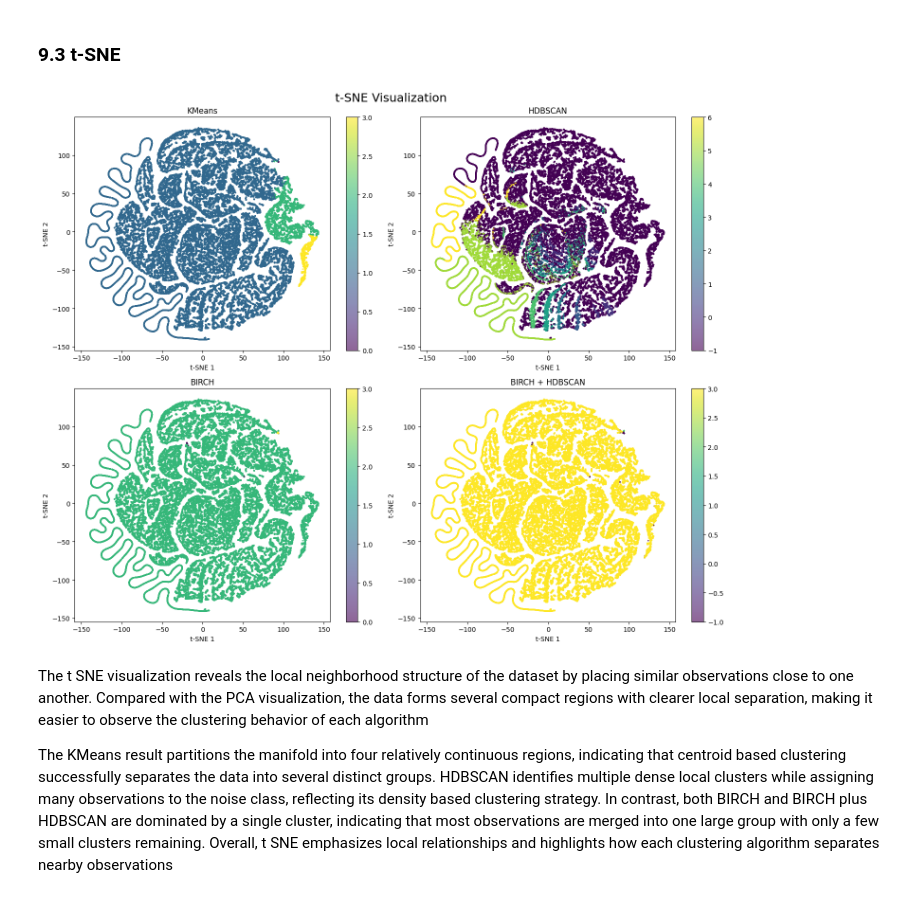
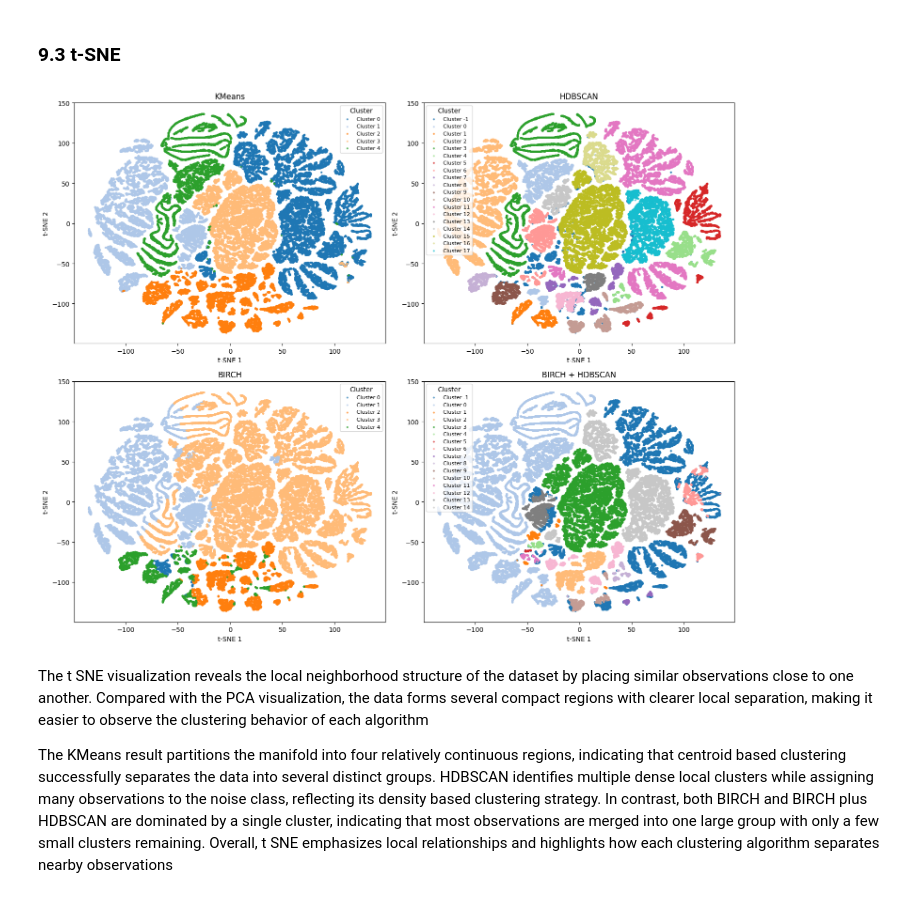
Before and after one commit to helenfebriyanto/data-mining, a Jupyter notebook: phase_2/phase_2.ipynb, the cells around one changed output. Drawn from its saved outputs; the diff is of its cells as text; code cells hidden in the pictures.

```diff
--- a/phase_2/phase_2.ipynb
+++ b/phase_2/phase_2.ipynb
@@ -168,7 +161,7 @@ Both the Elbow Method and the Approximate Silhouette Score indicate that K = 4 i
 # %% [markdown]
 # 4. KMeans Clustering
 # %%
-kmeans = KMeans(n_clusters=4, init='k-means++', random_state=42, n_init=10)
+kmeans = KMeans(n_clusters=5, init='k-means++', random_state=42, n_init=10)
 df_clean['cluster_kmeans'] = kmeans.fit_predict(X_clean)
 # df_sample['cluster_kmeans'] = df_clean.loc[df_sample.index, 'cluster_kmeans']
 # %% [markdown]
@@ -209,8 +202,7 @@ for t, frac in fractions.items():
 
 sample_indices = np.array(sample_indices)
 
-X_reduced = X_reduced.astype(np.float32)
-X_reduced_sample = X_reduced[sample_indices]
+X_clean_sample = X_clean.loc[sample_indices]
 
 # HDBSCAN
 hdbscan_cpu = hdbscan.HDBSCAN(
@@ -220,14 +212,14 @@ hdbscan_cpu = hdbscan.HDBSCAN(
     core_dist_n_jobs=-1,
     cluster_selection_method="eom"
 )
-hdbscan_cpu.fit(X_reduced_sample)
+hdbscan_cpu.fit(X_clean_sample)
 
 # Approximate Predict
 batch_size = 500000
 all_labels = []
 
-for i in range(0, len(X_reduced), batch_size):
-    X_batch = X_reduced[i:i+batch_size]
+for i in range(0, len(X_clean), batch_size):
+    X_batch = X_clean[i:i+batch_size]
 
     batch_labels, _ = hdbscan.approximate_predict(
         hdbscan_cpu,
@@ -246,7 +238,7 @@ print(f"Outlier count from HDBSCAN (label -1): {outlier_count:,}")
 del (
     transaction_type,
     sample_indices,
-    X_reduced_sample,
+    X_clean_sample,
     hdbscan_cpu,
     all_labels,
     X_batch,
@@ -379,7 +365,7 @@ As the threshold increases, the number of generated subclusters decreases, resul
 from sklearn.cluster import Birch
 
 birch = Birch(
-    threshold=4,
+    threshold=0.3,
     branching_factor=50,
     n_clusters=None
 )
@@ -398,7 +384,7 @@ from sklearn.cluster import MiniBatchKMeans
 subcluster_centers = birch.subcluster_centers_
 
 mbk = MiniBatchKMeans(
-    n_clusters=4,
+    n_clusters=5,
     random_state=42,
     batch_size=512
 )
@@ -816,45 +898,52 @@ from sklearn.manifold import TSNE
 # t-SNE
 tsne = TSNE(
     n_components=2,
     perplexity=30,
     learning_rate="auto",
     init="pca",
     random_state=42
 )
 
 X_tsne = tsne.fit_transform(X_sample)
 
 # Plot
 cluster_dict = {
     "KMeans": df_clean.loc[sample_idx, "cluster_kmeans"],
     "HDBSCAN": df_clean.loc[sample_idx, "cluster_hdbscan"],
     "BIRCH": df_clean.loc[sample_idx, "cluster_birch"],
     "BIRCH + HDBSCAN": df_clean.loc[sample_idx, "cluster_birch_hdbscan"],
 }
 
-fig, axes = plt.subplots(2, 2, figsize=(15, 12))
+fig, axes = plt.subplots(2,2, figsize=(15,12))
 
 for ax, (title, labels) in zip(axes.ravel(), cluster_dict.items()):
 
-    sc = ax.scatter(
-        X_tsne[:,0],
-        X_tsne[:,1],
-        c=labels,
-        cmap="viridis",
-        s=2,
-        alpha=0.6
-    )
+    labels = np.array(labels)
+    unique_labels = np.sort(np.unique(labels))
+
+    cmap = plt.get_cmap("tab20")
+
+    for i, cid in enumerate(unique_labels):
+        mask = labels == cid
+
+        ax.scatter(
+            X_tsne[mask,0],
+            X_tsne[mask,1],
+            s=4,
+            alpha=0.6,
+            color=cmap(i),
+            label=f"Cluster {cid}"
+        )
 
     ax.set_title(title)
     ax.set_xlabel("t-SNE 1")
     ax.set_ylabel("t-SNE 2")
-    plt.colorbar(sc, ax=ax)
+    ax.legend(title="Cluster", fontsize=8)
 
-plt.suptitle("t-SNE Visualization", fontsize=18)
 plt.tight_layout()
 plt.show()
 # %% [output]
-[figure, old version]
+[figure, new version]
 # %% [markdown]
 The t SNE visualization reveals the local neighborhood structure of the dataset by placing similar observations close to one another. Compared with the PCA visualization, the data forms several compact regions with clearer local separation, making it easier to observe the clustering behavior of each algorithm
 
```
Also changed, not shown: parts of 20 cells of this notebook, 9 other files.
